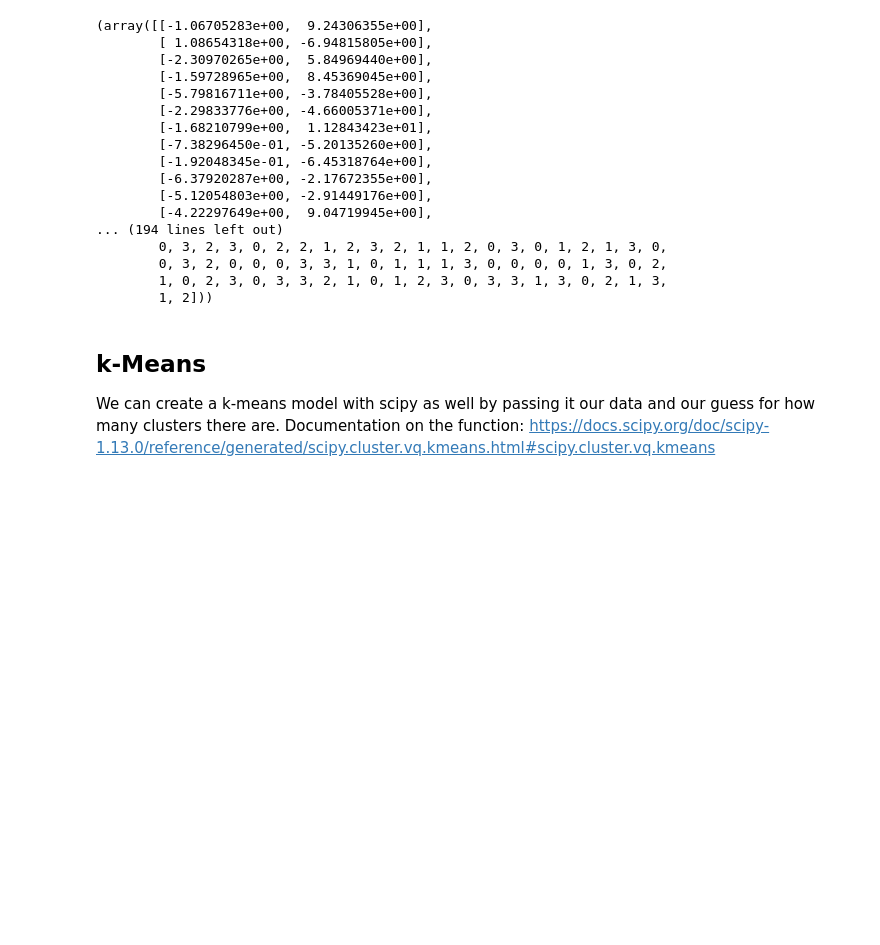
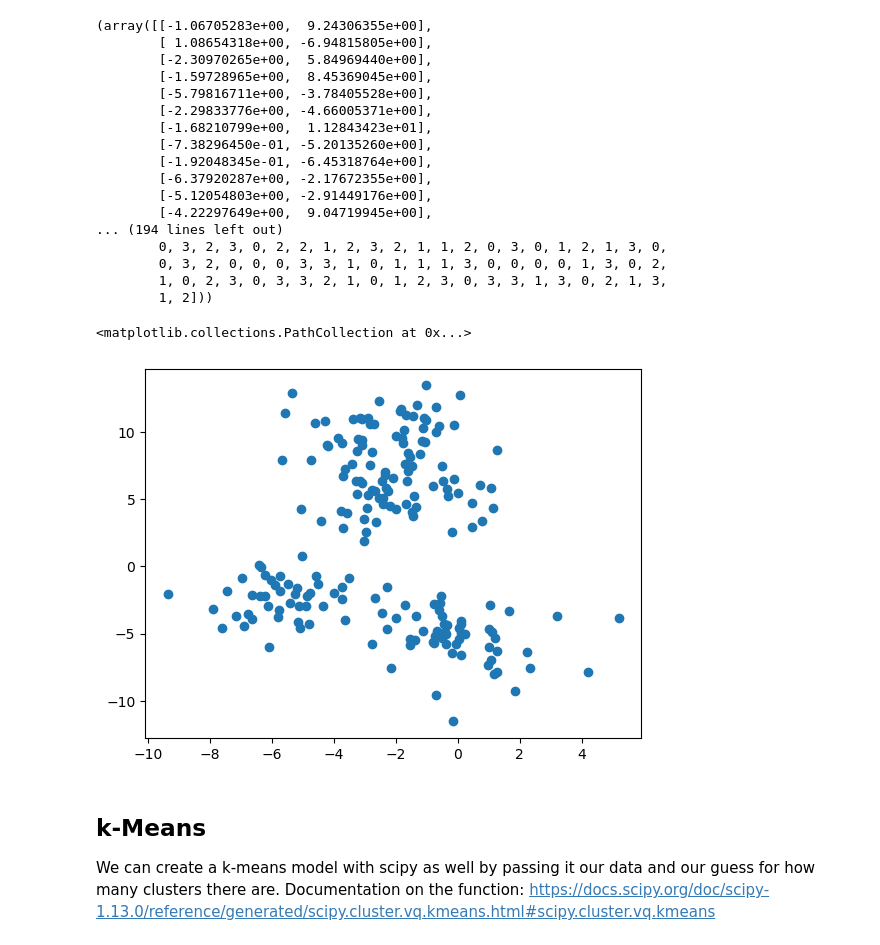
Before and after one commit to alexandermichels/SpatialDataScience, a Jupyter notebook: ClusterRegionalization/Clustering.ipynb, the cells around one changed output. Saved outputs shown, nothing was run; the diff lists cells and outputs as text; code cells hidden in the pictures; blank space fills up the shorter version.

```diff
--- a/ClusterRegionalization/Clustering.ipynb
+++ b/ClusterRegionalization/Clustering.ipynb
@@ -44,6 +44,11 @@ dataset
 # %%
 points = dataset[0]  # lets grab the data
 labels = dataset[1]  # lets grab the labels
+# %%
+plt.scatter(points[:, 0], points[:, 1])
+# %% [output]
+<matplotlib.collections.PathCollection at 0x...>
+[figure, added]
 # %% [markdown]
 ## k-Means
 
```
Also changed, not shown: parts of 4 cells of this notebook, 2 other files.
